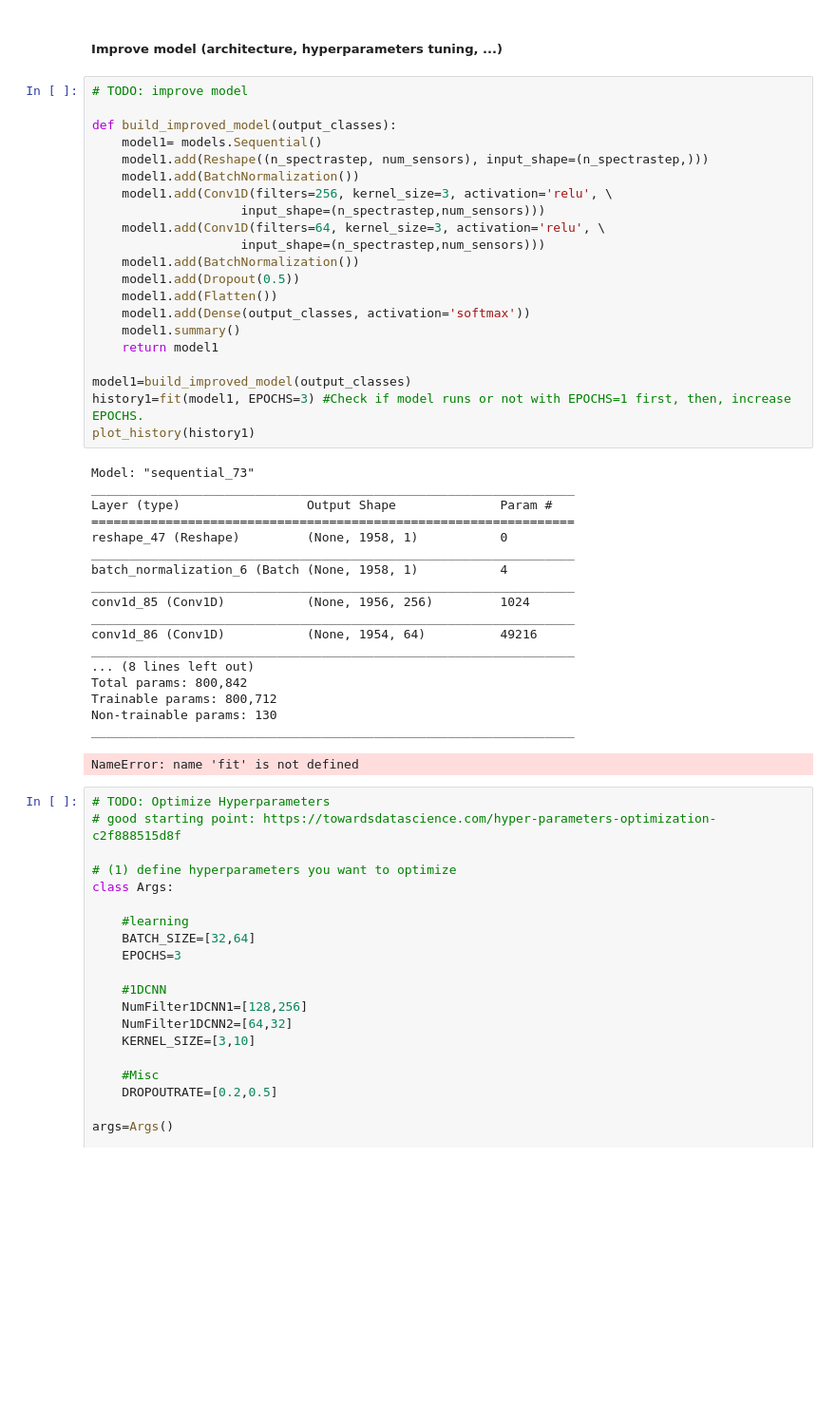
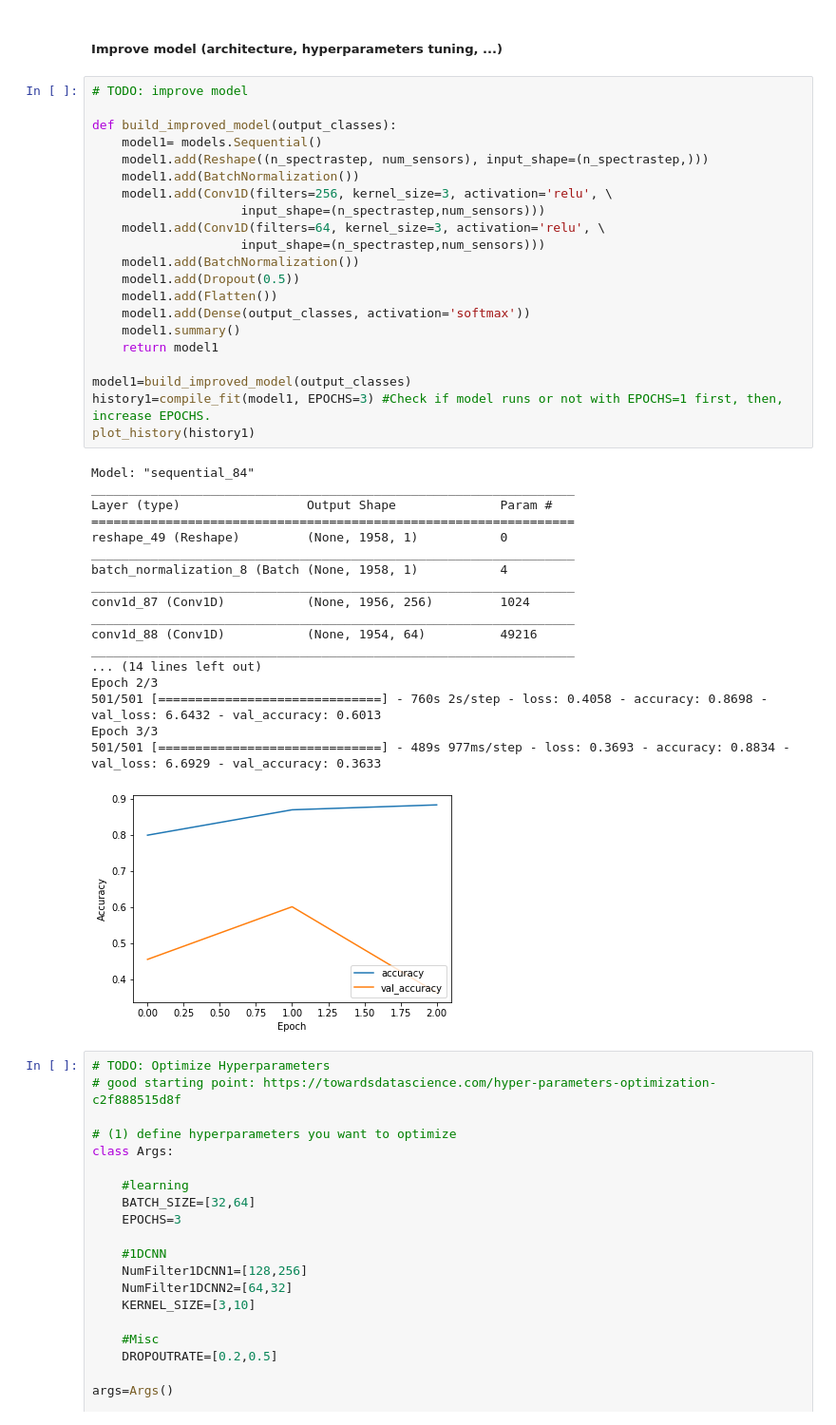
Before and after one commit to parksoy/DAMADAY2020_NASA, a Jupyter notebook: DAMADAY2020WithNASA_workshop_notebook.ipynb, the cells around one changed output. Shown at 95% size. Drawn from its saved outputs; the diff is of its cells as text; blank space fills up the shorter version.

Commit message:
ran improved model

```diff
--- a/DAMADAY2020WithNASA_workshop_notebook.ipynb
+++ b/DAMADAY2020WithNASA_workshop_notebook.ipynb
@@ -656,43 +656,43 @@ Accuracy: 0.902005
 # %%
 # TODO: improve model
 
 def build_improved_model(output_classes):
     model1= models.Sequential()
     model1.add(Reshape((n_spectrastep, num_sensors), input_shape=(n_spectrastep,)))
     model1.add(BatchNormalization())
     model1.add(Conv1D(filters=256, kernel_size=3, activation='relu', \
                     input_shape=(n_spectrastep,num_sensors)))
     model1.add(Conv1D(filters=64, kernel_size=3, activation='relu', \
                     input_shape=(n_spectrastep,num_sensors)))
     model1.add(BatchNormalization())
     model1.add(Dropout(0.5))
     model1.add(Flatten())
     model1.add(Dense(output_classes, activation='softmax'))
     model1.summary()
     return model1
 
 model1=build_improved_model(output_classes)
-history1=fit(model1, EPOCHS=3) #Check if model runs or not with EPOCHS=1 first, then, increase EPOCHS.
+history1=compile_fit(model1, EPOCHS=3) #Check if model runs or not with EPOCHS=1 first, then, increase EPOCHS.
 plot_history(history1)
 # %% [output]
-Model: "sequential_73"
+Model: "sequential_84"
 _________________________________________________________________
 Layer (type)                 Output Shape              Param #
 =================================================================
-reshape_47 (Reshape)         (None, 1958, 1)           0
+reshape_49 (Reshape)         (None, 1958, 1)           0
 _________________________________________________________________
-batch_normalization_6 (Batch (None, 1958, 1)           4
+batch_normalization_8 (Batch (None, 1958, 1)           4
 _________________________________________________________________
-conv1d_85 (Conv1D)           (None, 1956, 256)         1024
+conv1d_87 (Conv1D)           (None, 1956, 256)         1024
 _________________________________________________________________
-conv1d_86 (Conv1D)           (None, 1954, 64)          49216
+conv1d_88 (Conv1D)           (None, 1954, 64)          49216
 _________________________________________________________________
-... (8 lines left out)
-Total params: 800,842
-Trainable params: 800,712
-Non-trainable params: 130
-_________________________________________________________________
+... (14 lines left out)
+Epoch 2/3
+501/501 [==============================] - 760s 2s/step - loss: 0.4058 - accuracy: 0.8698 - val_loss: 6.6432 - val_accuracy: 0.6013
+Epoch 3/3
+501/501 [==============================] - 489s 977ms/step - loss: 0.3693 - accuracy: 0.8834 - val_loss: 6.6929 - val_accuracy: 0.3633
-NameError: name 'fit' is not defined
+[figure, added]
 # %%
 # TODO: Optimize Hyperparameters
 # good starting point: https://towardsdatascience.com/hyper-parameters-optimization-c2f888515d8f
```
